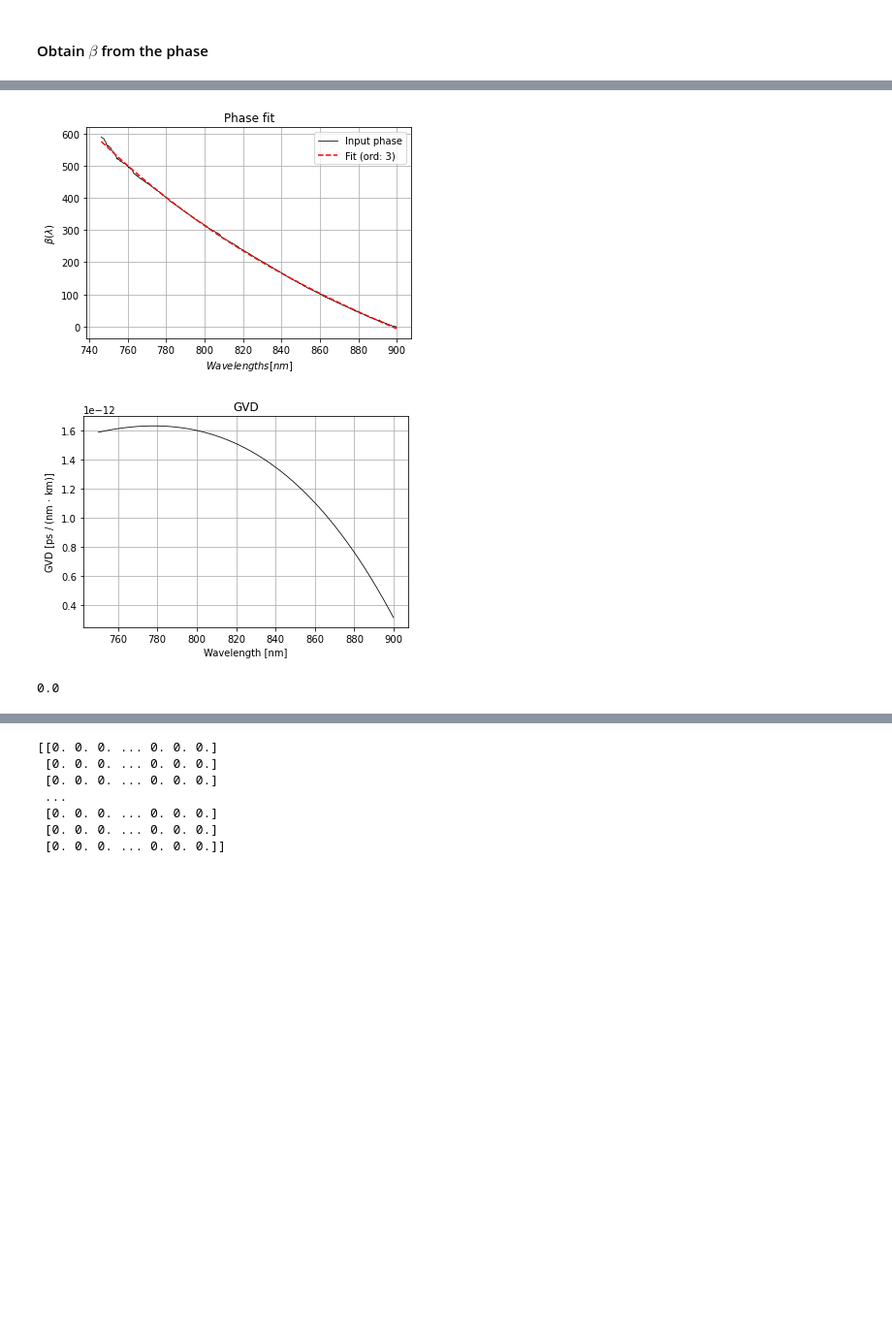
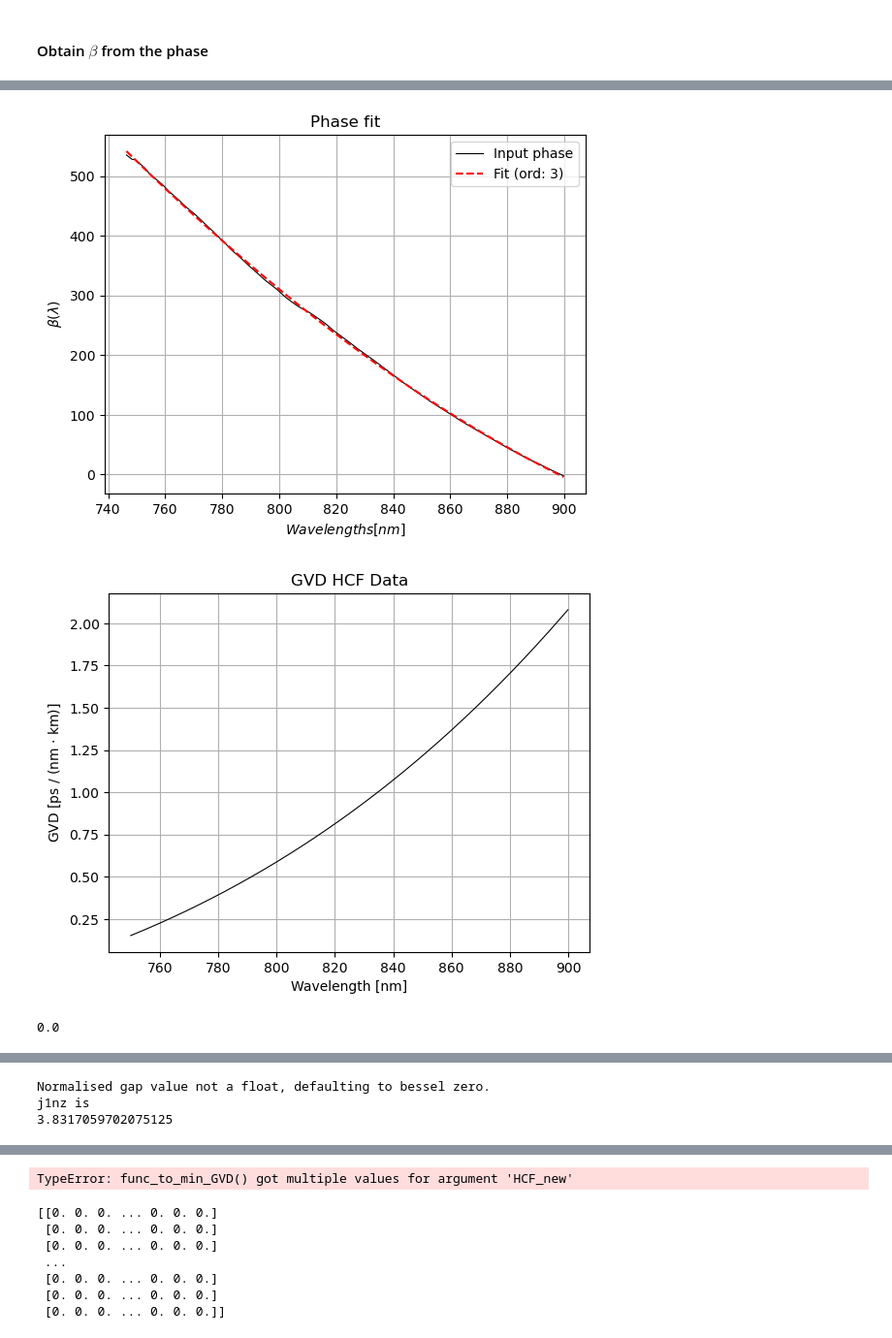
Before and after one commit to jmorse2020/FYP_Simulations, a Jupyter notebook: HCF_FFT_Dispersion_Extraction.ipynb, the cells around one changed output, grey strips where cells are left out. Shown at 97% size. Saved outputs shown, nothing was run; the diff lists cells and outputs as text; code cells hidden in the pictures; blank space fills up the shorter version.

```diff
--- a/HCF_FFT_Dispersion_Extraction.ipynb
+++ b/HCF_FFT_Dispersion_Extraction.ipynb
@@ -84,7 +85,8 @@ total_files = len(csv_files)
 # %%
 # Provide data:
 data_set = "b6"
-interference_data_path =  "/Users/jackmorse/Documents/University/Year 4/FYP/Data/21-Feb-2024/csv/HCF_120cm_16of40_61510um_Jack_21022024_1019.csv" # "/Users/jackmorse/Documents/University/Year 4/FYP/Physics-FYP/Sample-Data-1/" + data_set + "_fringes.csv"
+#interference_data_path =  "/Users/jackmorse/Documents/University/Year 4/FYP/Data/21-Feb-2024/csv/HCF_120cm_16of40_61510um_Jack_21022024_1019.csv" # "/Users/jackmorse/Documents/University/Year 4/FYP/Physics-FYP/Sample-Data-1/" + data_set + "_fringes.csv"
+interference_data_path = r'C:\Users\met50\OneDrive - University of Bath\Uni\Final Year\Project\Cleaned_FYP_Repo\LabData\HCF_120cm_16of40_61510um_Jack_21022024_1019.csv'
 reference_data_path = "" # "/Users/jackmorse/Documents/University/Year 4/FYP/Physics-FYP/Sample-Data-1/" + data_set + "_ref.csv"
 fibre_data_path = "" # "/Users/jackmorse/Documents/University/Year 4/FYP/Physics-FYP/Sample-Data-1/" + data_set + "_signal.csv"
 min_wavelength = 740
@@ -195,7 +197,7 @@ if not (reference_data_path == "" or fibre_data_path == ""):
 # %%
 xscale = 1e-12
 keep_min_freq =  0.1 * xscale
-keep_max_freq = -1 # 0.2 * xscale
+keep_max_freq = 1.8e-13 # 0.2 * xscale
 xlim = [-0.1 * xscale, 1 * xscale]
 ylim = None
 
@@ -328,16 +330,16 @@ def GVD_lambda_func(beta, wavelengths, output_ps_nm_km = True):
         GVD = np.array(GVD) * 1e24                                      # Converts from s / nm*nm to ps / nm*km (conventional).
     return GVD
 # %%
-GVD_lambda = de.GVD_lambda(beta_lambda, wavelengths, method = "fit", order = 3, show_plots = True)
+GVD_lambda = de.GVD_lambda(beta_lambda, wavelengths, method = "Fit", order = 3, show_plots = True)
 idx = np.where(wavelengths > 750)[0]
-plt.plot(wavelengths[idx], GVD_lambda[idx], color = 'k', linewidth = 0.8, label = "Data")
+plt.plot(wavelengths[idx], GVD_lambda[idx] * 1000, color = 'k', linewidth = 0.8, label = "Data")
 plt.grid()
 # print(GVD_lambda)
-plt.title("GVD")
+plt.title("GVD HCF Data")
 plt.ylabel(r"GVD [ps / (nm $\cdot$ km)]")
 plt.xlabel("Wavelength [nm]")
 plt.show()
-# plt.xlim([1120, 1170])
+plt.xlim([1120, 1170])
 
 
 
@@ -354,37 +356,39 @@ min_error = 10000
 #     for R in Rs:
 #         print(f"i j = {i}, {j}")
 #         refractive_index_HCF = RefractiveIndexClass.RefractiveIndex.HCF(wavelengths=wavelengths, R=R, w=w,part="R")
 #         beta_HCF = beta_lambda_func(refractive_index_HCF, wavelengths)
 #         GVD_HCF = GVD_lambda_func(beta_HCF, wavelengths)
 #         current_error = np.sqrt(np.mean((np.array(GVD_HCF) - np.array(GVD_lambda)) ** 2))
 #         global_error[i, j] = current_error
 #         if current_error < min_error:
 #             min_error = current_error
 #             best_w = w
 #             best_R = R
 #         j += 1
 #     j = 0
 #     i += 1
 
 
 plt.imshow(global_error)
 plt.colorbar()
 # plt.xlim([95, 100])
 # plt.ylim([95, 100])
 plt.show()
 # HCF Model
 simulation_wavelengths = np.linspace(600, 1000, 10000)# min(wavelengths), max(wavelengths), 10000)
 # index = RefractiveIndexClass.RefractiveIndex.HCF(wavelengths=simulation_wavelengths, R=best_R, w=best_w,part="R")
-index = RefractiveIndexClass.RefractiveIndex.HCF(wavelengths=simulation_wavelengths, R=25e-6,w=0.7e-6,part="R")
+index = RefractiveIndexClass.RefractiveIndex.HCF(wavelengths=simulation_wavelengths, R=24e-6,w=0.9e-6,part="R")
 beta_HCF = beta_lambda_func(index, simulation_wavelengths)
 GVD_HCF = GVD_lambda_func(beta_HCF, simulation_wavelengths)
 plt.plot(simulation_wavelengths, np.array(GVD_HCF), label = "Model")
-plt.plot(wavelengths, GVD_lambda)
+plt.plot(wavelengths, GVD_lambda*1000, label = "Data")
+plt.ylabel("GVD (ps / nm km)")
 plt.legend()
-plt.xlim([740,900])
-plt.ylim([-10e-9, 10e-9])
+plt.xlim([750,900])
+#plt.ylim([-10e-9, 10e-9])
+plt.ylim(-2.5, 2.5)
 plt.show()
 # %% [output]
-[figure, old version]
+[figure, new version]
-[figure, old version]
+[figure, new version]
 0.0
@@ -391,0 +396,3 @@ plt.show()
+Normalised gap value not a float, defaulting to bessel zero.
+j1nz is
+3.8317059702075125
@@ -393,3 +400,22 @@ plt.show()
+# %%
+from functools import partial
+from scipy.optimize import minimize
+#HCF_new = partial(RefractiveIndexClass.RefractiveIndex.HCF, wavelengths = wavelengths, mode = [1, 1], n_gas = None, n_wall = None, R = 24e-6, part = "Real", parameter = "wavelength", normalised_gap = True, r_cap = None, M = 6)
+
+def HCF(wavelengths, w):
+    RefractiveIndexClass.RefractiveIndex.HCF(wavelengths = wavelengths, w=w)
+
+HCF_new = partial(HCF, wavelengths=wavelengths)
+
+def func_to_min_GVD(HCF_new, lab_data, w):
+    return abs(HCF_new(w=w) - lab_data)
+
+w = 0.9e-6
+min2 = partial(func_to_min_GVD, HCF_new = HCF_new, lab_data = GVD_lambda*1000)
+result = minimize(min2, w, bounds=[(0.87e-6, 0.93e-6)], tol=1e-12)
+print(result)
+# %% [output]
+TypeError: func_to_min_GVD() got multiple values for argument 'HCF_new'
 # %%
 print(global_error)
 # %% [output]
```
Also changed, not shown: parts of 11 cells of this notebook, 1 other file.
